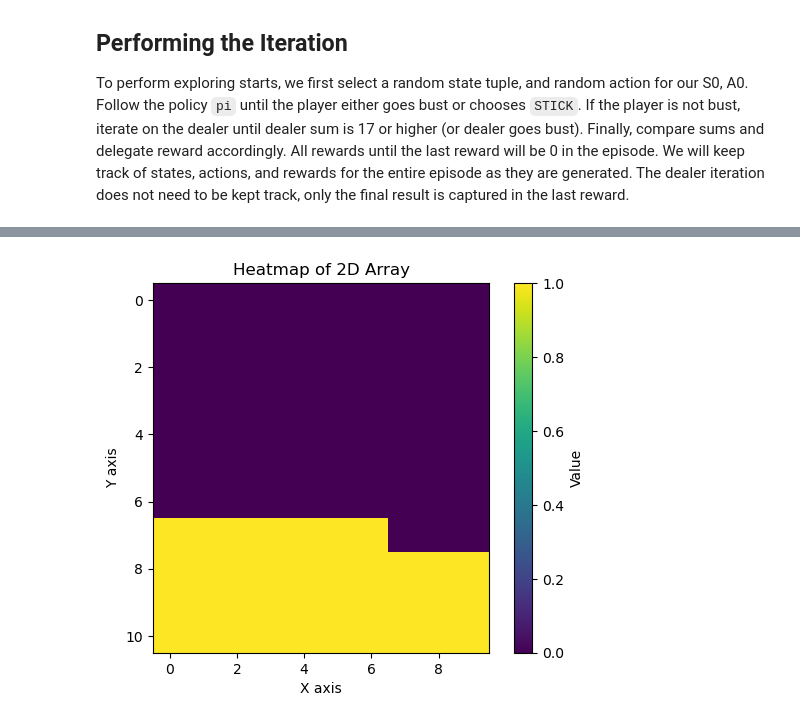
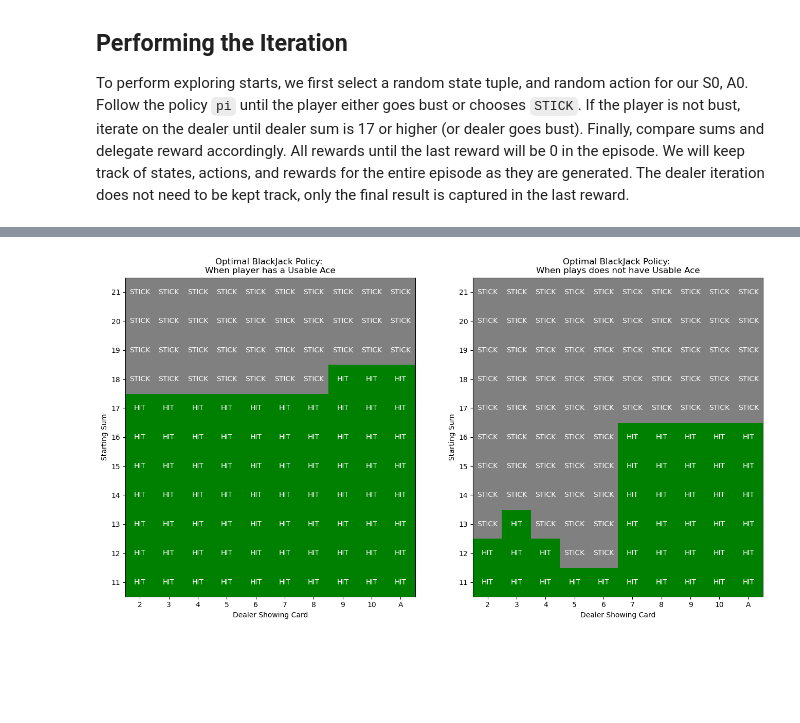
Before and after one commit to shantanu/blackjack-solver, a Jupyter notebook: blackjack-solver.ipynb, the cells around one changed output, grey strips where cells are left out. Saved outputs shown, nothing was run; the diff lists cells and outputs as text; code cells hidden in the pictures; blank space fills up the shorter version.

Commit message:
fixed some bugs, finished visualzing the optimal policy

```diff
--- a/blackjack-solver.ipynb
+++ b/blackjack-solver.ipynb
@@ -225,20 +231,23 @@ type Episode = List[Tuple(State, Action, Reward)]
 def generate_random_episode_ES(pi) -> Episode:
     # Exploring Start: generate a random starting state and action
     usable_ace = np.random.choice([True, False])
-    current_sum = np.random.randint(12, 22)
+    current_sum = np.random.randint(12, 21)
     dealer_card, dealer_ace = random_card_value()
     first_action = np.random.choice(list(Action))
-    if current_sum == 21:
-        first_action = Action.STICK
 
     logger.debug(f"Starting State: {usable_ace}, {current_sum}, {dealer_ace}, {dealer_card}, {first_action}")
 
     # handle Natural
     if usable_ace and current_sum == 21:
-        # let's just say player always wins for now, come back to this corner case
+        # if the dealer also has a natural, it is a tie
+        dealer_second_card, dealer_second_ace = random_card_value()
+        if dealer_card + dealer_second_card == 21 and (dealer_ace or dealer_second_ace):
+            reward = 0
+        else:
+            reward = +1
+
         state = (usable_ace, current_sum, dealer_card)
         action = Action.STICK
-        reward = +1
         return [(state, action, reward)]
 
     # Let the player play according to policy pi
@@ -316,18 +325,47 @@ def monte_carlo_blackjack(num_episodes=1):
 logger.setLevel("INFO")
 pi, Q = monte_carlo_blackjack(num_episodes=1000000)
 # %%
+import matplotlib.colors as mcolors
 logger.setLevel("WARN")
 # Create the heatmap
-plt.imshow(pi[1], cmap='viridis', interpolation='nearest')
 
-# Add a color bar to show the scale
-plt.colorbar(label="Value")
 
-# Optional: Add labels and title
-plt.xlabel("X axis")
-plt.ylabel("Y axis")
-plt.title("Heatmap of 2D Array")
+fig, (ax1, ax2) = plt.subplots(1, 2, figsize=(16,10))
+
+def plot_policy(fig, ax, pi, usable_ace):
+    cmap = mcolors.ListedColormap(['green', 'gray'])
+
+    ax.imshow(pi, cmap=cmap)
+
+    # Add text annotations
+    for i in range(pi.shape[0]):
+        for j in range(pi.shape[1]):
+            ax.text(j, i, f'{Action(pi[i, j]).name}', ha='center', va='center', color='white')
+
+
+    # Optional: Add labels and title
+    ax.set_xlabel("Dealer Showing Card")
+    ax.set_ylabel("Starting Sum")
+    if usable_ace:
+        ax.set_title("Optimal BlackJack Policy: \nWhen player has a Usable Ace")
+    else:
+        ax.set_title("Optimal BlackJack Policy: \nWhen plays does not have Usable Ace")
+
+    # Adjust axis ticks and labels
+    ax.set_yticks(np.arange(11))
+    ax.set_xticks(np.arange(10))
+    ax.set_xticklabels(['2', '3', '4', '5', '6', '7', '8', '9', '10', 'A'])
+    ax.set_yticklabels(['11', '12', '13', '14', '15', '16', '17', '18', '19', '20', '21'])
+
+    ax.invert_yaxis()
+
+
+
+plot_policy(fig, ax1, pi[1], True)
+plot_policy(fig, ax2, pi[0], False)
+
 
 # Display the heatmap
-plt.show()
+fig.show()
+fig.savefig("optimal-policy.png")
 # %% [output]
@@ -335 +372 @@ plt.show()
-[figure, old version]
+[figure, new version]
```
Also changed, not shown: parts of 12 cells of this notebook, 1 other file.
